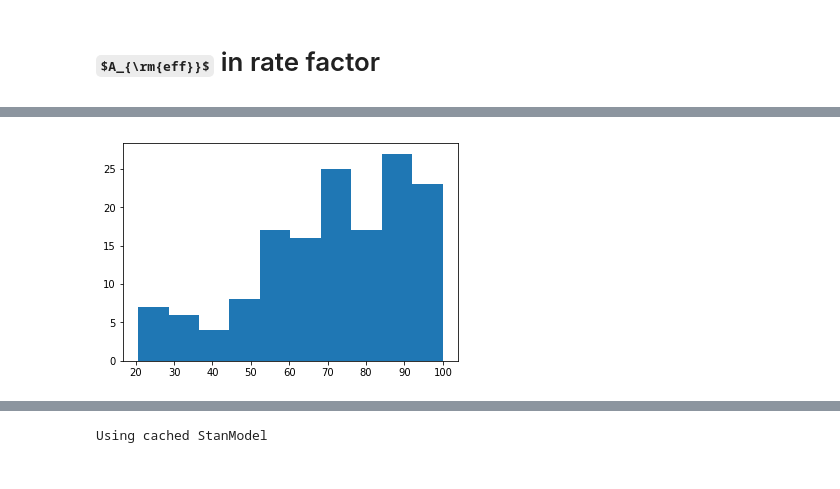
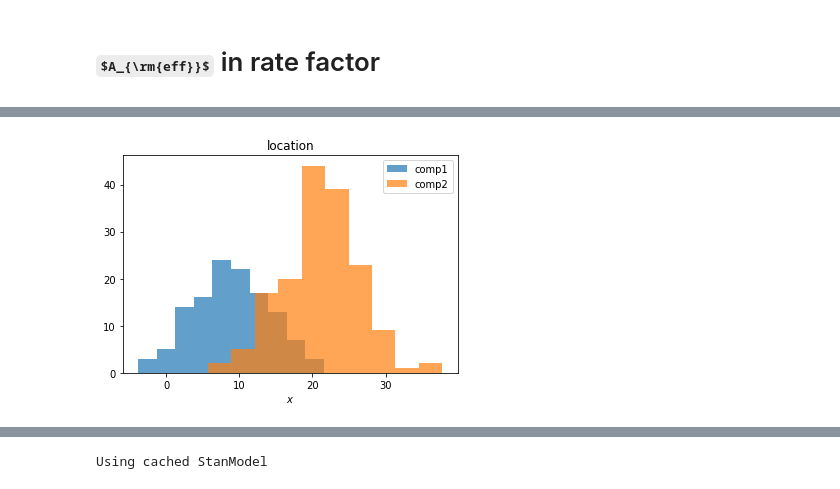
Before and after one commit to specktakel/hierarchical_nu, a Jupyter notebook: dev/statistical_model/aeff_in_rate_factor/aeff_in_rate_factor.ipynb, the cells around one changed output, grey strips where cells are left out. Saved outputs shown, nothing was run; the diff lists cells and outputs as text; code cells hidden in the pictures; some formulas as TeX source.

```diff
--- a/dev/statistical_model/aeff_in_rate_factor/aeff_in_rate_factor.ipynb
+++ b/dev/statistical_model/aeff_in_rate_factor/aeff_in_rate_factor.ipynb
@@ -49,5 +77,10 @@ weight:  [0.40677966 0.59322034]
-# %%
-fig, ax = plt.subplots()
-ax.hist(energy);
-# %% [output]
-[figure, removed]
+# %%
+# plot the detected locations from the two components
+fig, ax = plt.subplots()
+ax.hist(location[label == 1], alpha=0.7, label='comp1')
+ax.hist(location[label == 2], alpha=0.7, label='comp2')
+ax.set_xlabel('$x$')
+ax.set_title('location')
+ax.legend();
+# %% [output]
+[figure, added]
```
Also changed, not shown: parts of 23 cells of this notebook.
